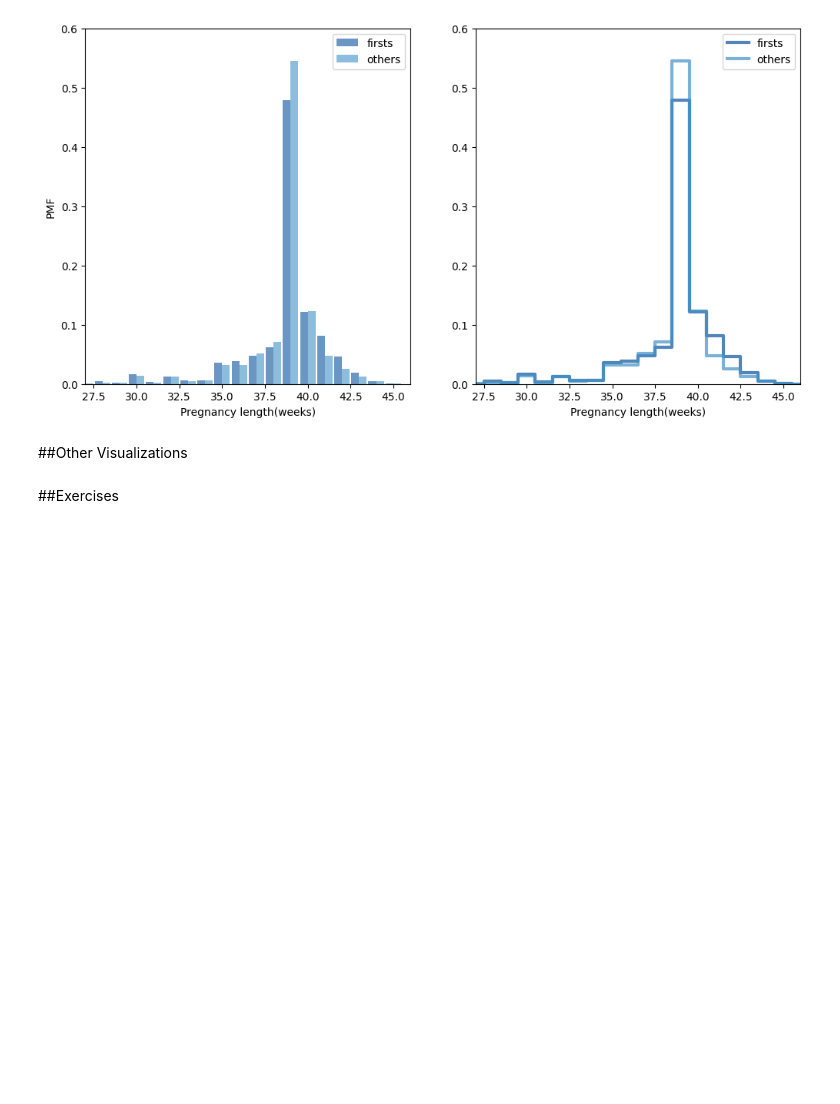
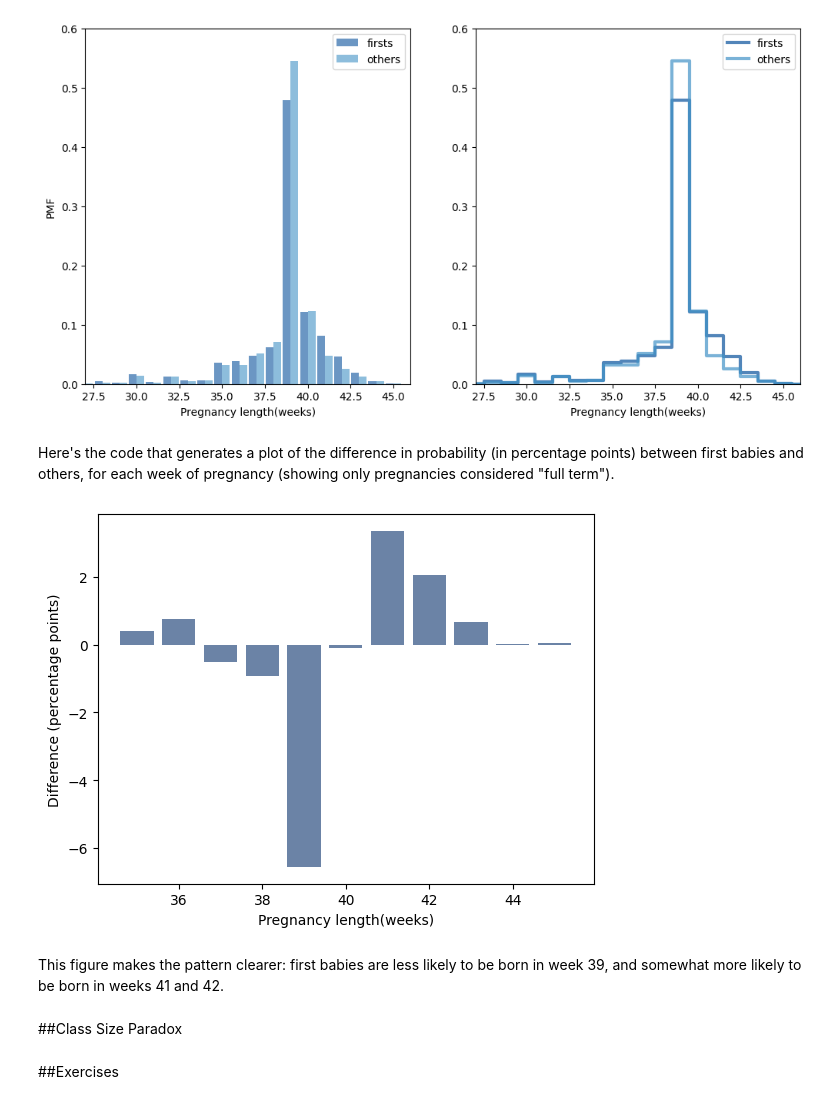
Before and after one commit to rahiakela/data-science-research-and-practice, a Jupyter notebook: think-stats/02_probability_mass_function.ipynb, the cells around one changed output. Drawn from its saved outputs; the diff is of its cells as text; code cells hidden in the pictures; blank space fills up the shorter version.

```diff
--- a/think-stats/02_probability_mass_function.ipynb
+++ b/think-stats/02_probability_mass_function.ipynb
@@ -175,7 +175,25 @@ thinkplot.Pmfs([first_pmf, other_pmf])
 thinkplot.Config(xlabel="Pregnancy length(weeks)", axis=axis)
 # %% [output]
 [figure]
-# %% [markdown]
-##Other Visualizations
+# %% [markdown]
+Here's the code that generates a plot of the difference in probability (in percentage points) between first babies and others, for each week of pregnancy (showing only pregnancies considered "full term").
+# %%
+weeks = range(35, 46)
+diffs = []
+
+for week in weeks:
+  p1 = first_pmf.Prob(week)
+  p2 = other_pmf.Prob(week)
+  diff = 100 * (p1 - p2)
+  diffs.append(diff)
+
+thinkplot.Bar(weeks, diffs)
+thinkplot.Config(xlabel="Pregnancy length(weeks)", ylabel="Difference (percentage points)")
+# %% [output]
+[figure, added]
+# %% [markdown]
+This figure makes the pattern clearer: first babies are less likely to be born in week 39, and somewhat more likely to be born in weeks 41 and 42.
+# %% [markdown]
+##Class Size Paradox
 # %% [markdown]
 ##Exercises
```
